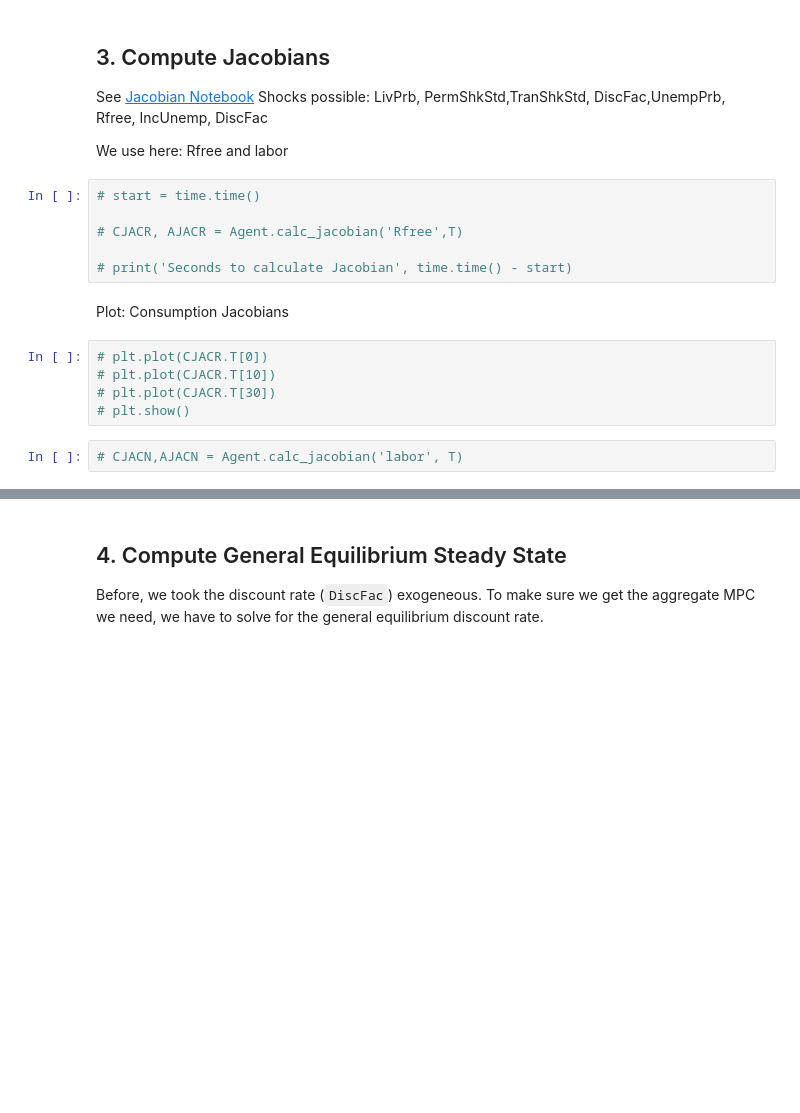
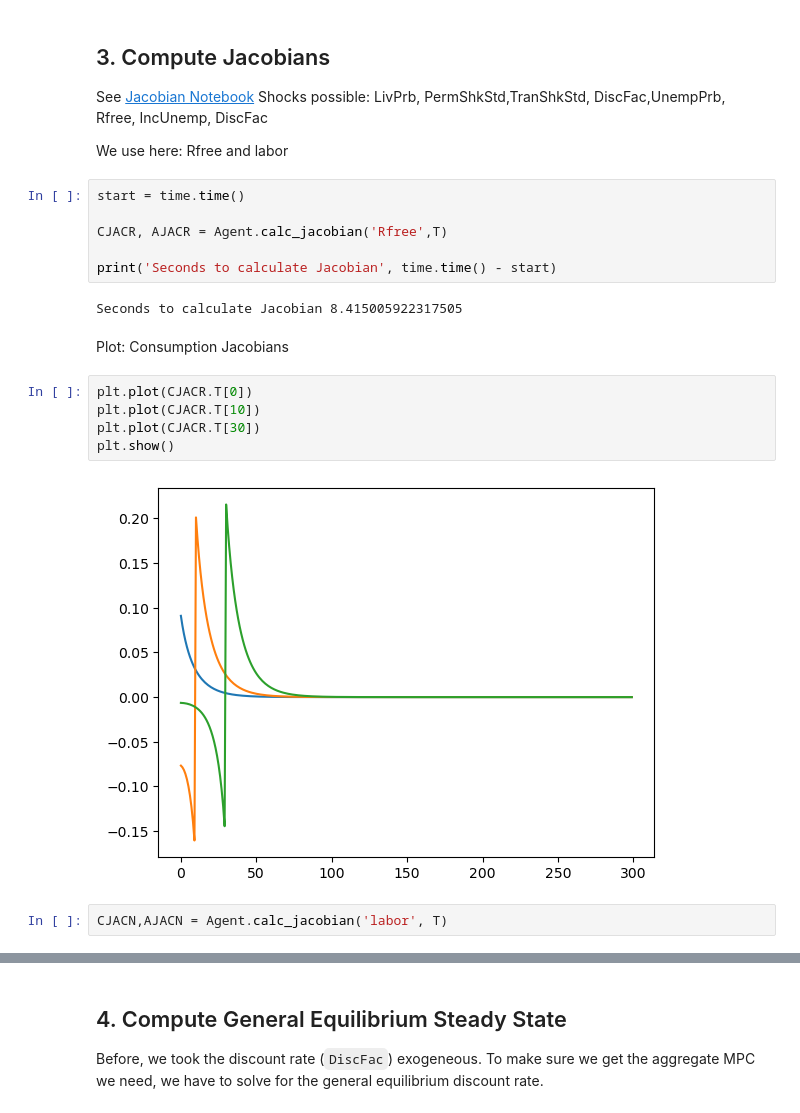
Before and after one commit to AMonninger/REMARK-ECB, a Jupyter notebook: code/python/IndShockConsumerType_HANK.ipynb, the cells around one changed output, grey strips where cells are left out. Saved outputs shown, nothing was run; the diff lists cells and outputs as text; blank space fills up the shorter version.

```diff
--- a/code/python/IndShockConsumerType_HANK.ipynb
+++ b/code/python/IndShockConsumerType_HANK.ipynb
@@ -162,18 +160,22 @@ Shocks possible: LivPrb, PermShkStd,TranShkStd, DiscFac,UnempPrb, Rfree, IncUnem
 
 We use here: Rfree and labor
 # %%
-# start = time.time()
+start = time.time()
 
-# CJACR, AJACR = Agent.calc_jacobian('Rfree',T)
+CJACR, AJACR = Agent.calc_jacobian('Rfree',T)
 
-# print('Seconds to calculate Jacobian', time.time() - start)
+print('Seconds to calculate Jacobian', time.time() - start)
+# %% [output]
+Seconds to calculate Jacobian 8.415005922317505
 # %% [markdown]
 Plot: Consumption Jacobians
 # %%
-# plt.plot(CJACR.T[0])
-# plt.plot(CJACR.T[10])
-# plt.plot(CJACR.T[30])
-# plt.show()
+plt.plot(CJACR.T[0])
+plt.plot(CJACR.T[10])
+plt.plot(CJACR.T[30])
+plt.show()
+# %% [output]
+[figure, added]
 # %%
-# CJACN,AJACN = Agent.calc_jacobian('labor', T)
+CJACN,AJACN = Agent.calc_jacobian('labor', T)
 # %%
```
Also changed, not shown: parts of 39 cells of this notebook, 7 other files.
